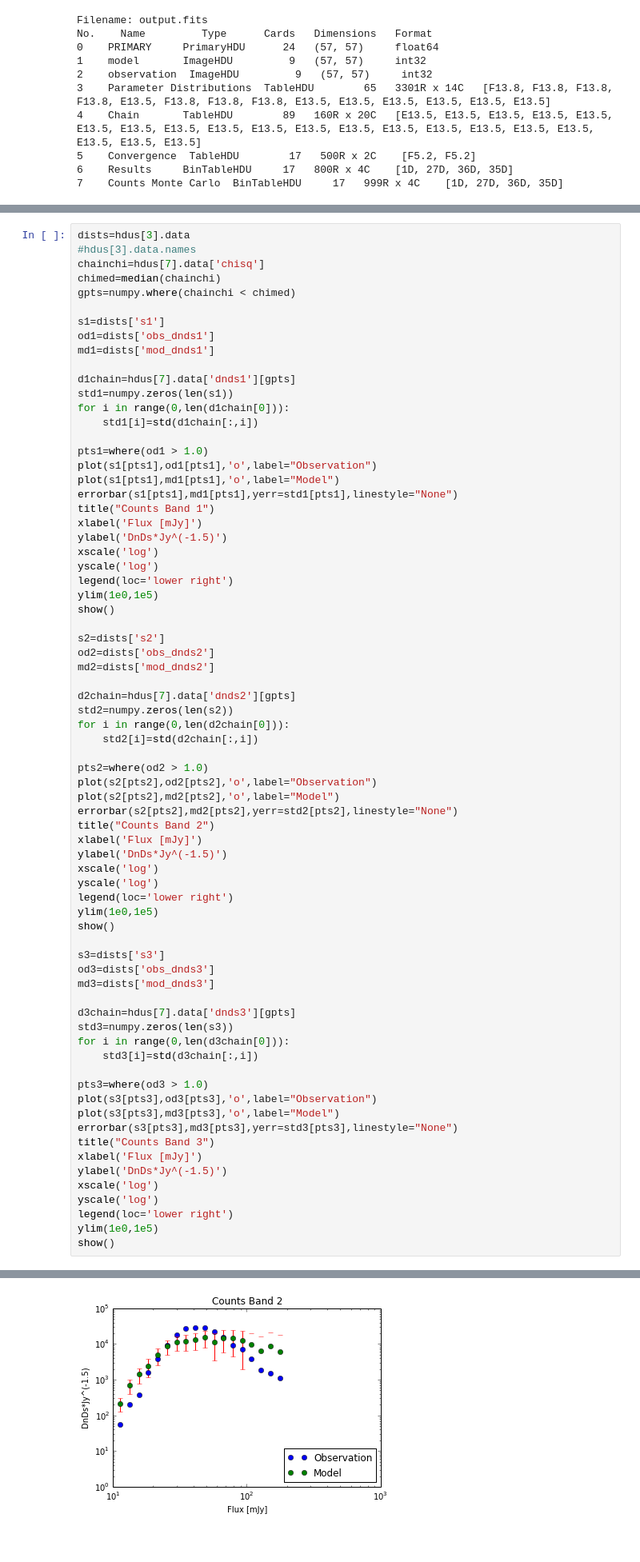
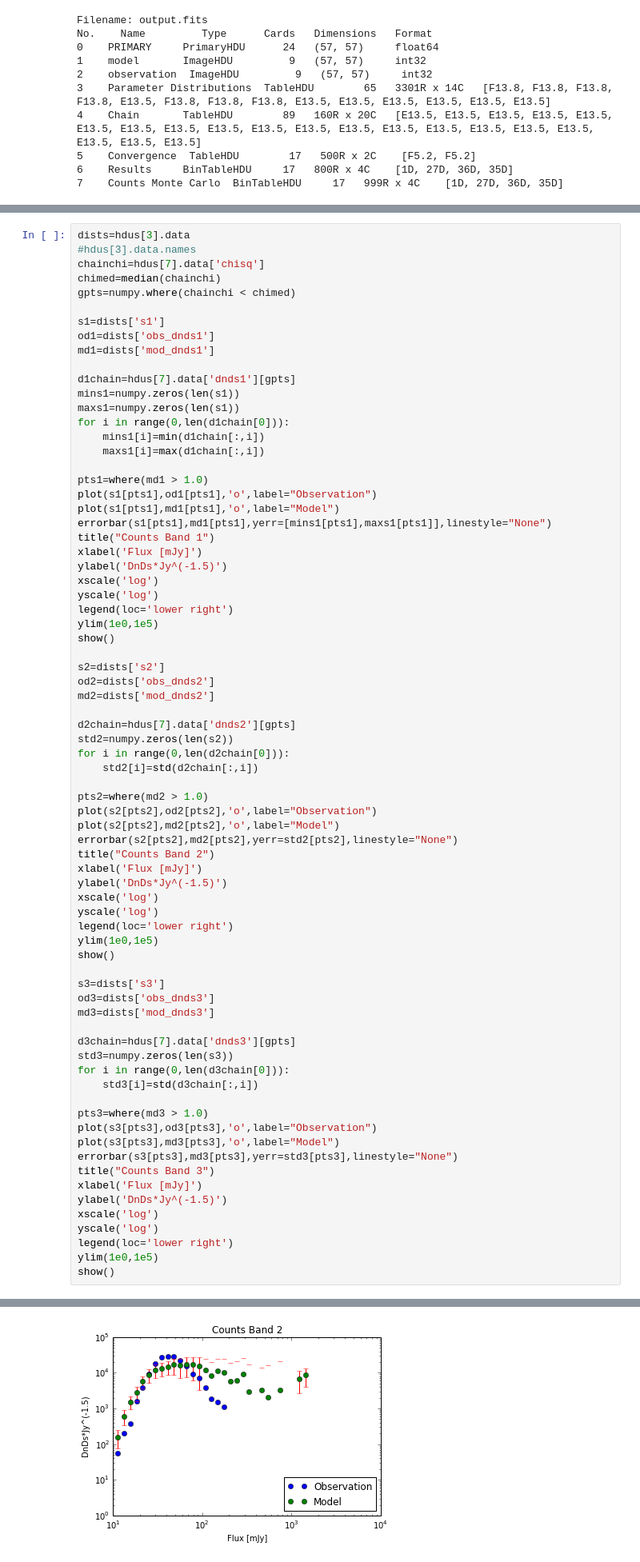
Before and after one commit to nkurinsky/SurveySim, a Jupyter notebook: trunk/output/Plot Output.ipynb, the cells around one changed output, grey strips where cells are left out. Shown at 80% size. Cells and saved outputs as stored; diff of their text form.

```diff
--- a/trunk/output/Plot Output.ipynb
+++ b/trunk/output/Plot Output.ipynb
@@ -41,14 +41,16 @@ od1=dists['obs_dnds1']
 md1=dists['mod_dnds1']
 
 d1chain=hdus[7].data['dnds1'][gpts]
-std1=numpy.zeros(len(s1))
+mins1=numpy.zeros(len(s1))
+maxs1=numpy.zeros(len(s1))
 for i in range(0,len(d1chain[0])):
-    std1[i]=std(d1chain[:,i])
+    mins1[i]=min(d1chain[:,i])
+    maxs1[i]=max(d1chain[:,i])
 
-pts1=where(od1 > 1.0)
+pts1=where(md1 > 1.0)
 plot(s1[pts1],od1[pts1],'o',label="Observation")
 plot(s1[pts1],md1[pts1],'o',label="Model")
-errorbar(s1[pts1],md1[pts1],yerr=std1[pts1],linestyle="None")
+errorbar(s1[pts1],md1[pts1],yerr=[mins1[pts1],maxs1[pts1]],linestyle="None")
 title("Counts Band 1")
 xlabel('Flux [mJy]')
 ylabel('DnDs*Jy^(-1.5)')
@@ -67,7 +69,7 @@ std2=numpy.zeros(len(s2))
 for i in range(0,len(d2chain[0])):
     std2[i]=std(d2chain[:,i])
 
-pts2=where(od2 > 1.0)
+pts2=where(md2 > 1.0)
 plot(s2[pts2],od2[pts2],'o',label="Observation")
 plot(s2[pts2],md2[pts2],'o',label="Model")
 errorbar(s2[pts2],md2[pts2],yerr=std2[pts2],linestyle="None")
@@ -89,7 +91,7 @@ std3=numpy.zeros(len(s3))
 for i in range(0,len(d3chain[0])):
     std3[i]=std(d3chain[:,i])
 
-pts3=where(od3 > 1.0)
+pts3=where(md3 > 1.0)
 plot(s3[pts3],od3[pts3],'o',label="Observation")
 plot(s3[pts3],md3[pts3],'o',label="Model")
 errorbar(s3[pts3],md3[pts3],yerr=std3[pts3],linestyle="None")
@@ -106 +108 @@ show()
-[figure, old version]
+[figure, new version]
```
Also changed, not shown: parts of 2 cells of this notebook, 3 other files.
